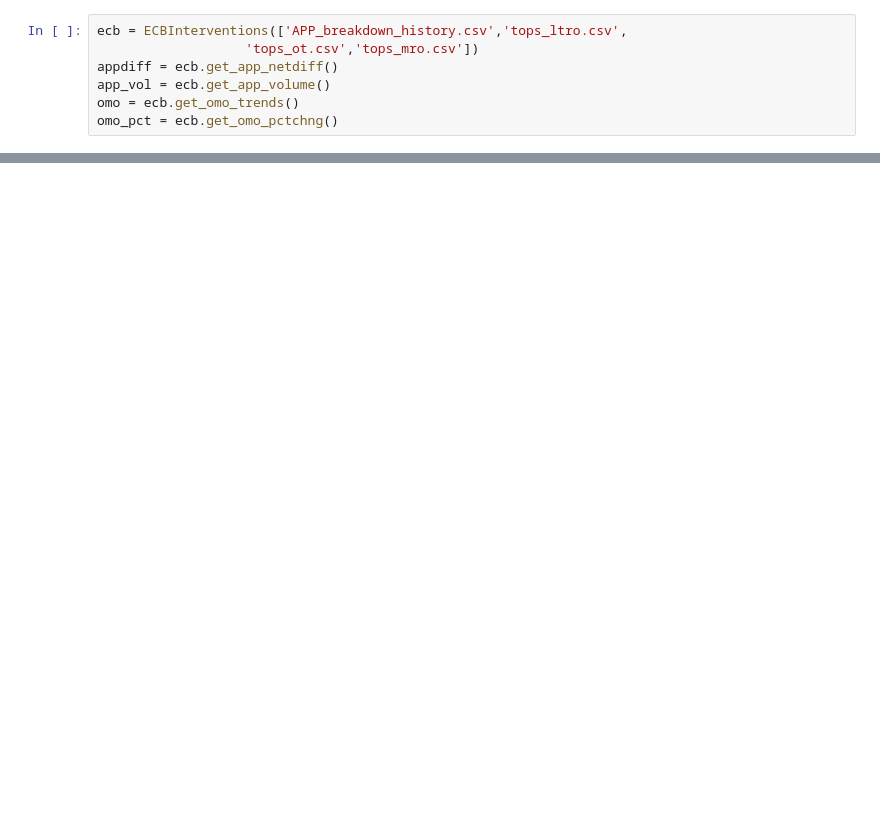
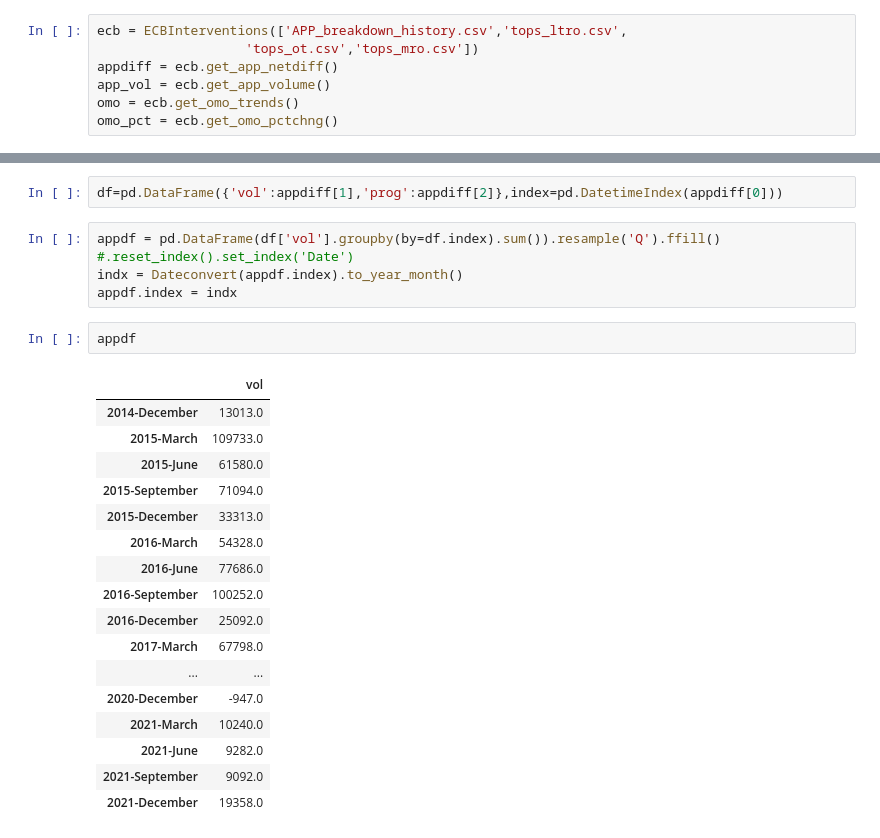
Before and after one commit to jbrttl/portfolio-analyst, a Jupyter notebook: notebooks/correlations.ipynb, the cells around one changed output, grey strips where cells are left out. Saved outputs shown, nothing was run; the diff lists cells and outputs as text; blank space fills up the shorter version.

```diff
--- a/notebooks/correlations.ipynb
+++ b/notebooks/correlations.ipynb
@@ -48 +47,27 @@ fig.show()
 [figure]
+# %%
+df=pd.DataFrame({'vol':appdiff[1],'prog':appdiff[2]},index=pd.DatetimeIndex(appdiff[0]))
+# %%
+appdf = pd.DataFrame(df['vol'].groupby(by=df.index).sum()).resample('Q').ffill() #.reset_index().set_index('Date')
+indx = Dateconvert(appdf.index).to_year_month()
+appdf.index = indx
+# %%
+appdf
+# %% [output]
+|  | vol |
+| 2014-December | 13013.0 |
+| 2015-March | 109733.0 |
+| 2015-June | 61580.0 |
+| 2015-September | 71094.0 |
+| 2015-December | 33313.0 |
+| 2016-March | 54328.0 |
+| 2016-June | 77686.0 |
+| 2016-September | 100252.0 |
+| 2016-December | 25092.0 |
+| 2017-March | 67798.0 |
+| ... | ... |
+| 2020-December | -947.0 |
+| 2021-March | 10240.0 |
+| 2021-June | 9282.0 |
+| 2021-September | 9092.0 |
+| 2021-December | 19358.0 |
```
Also changed, not shown: parts of 5 cells of this notebook, 1 other file.
